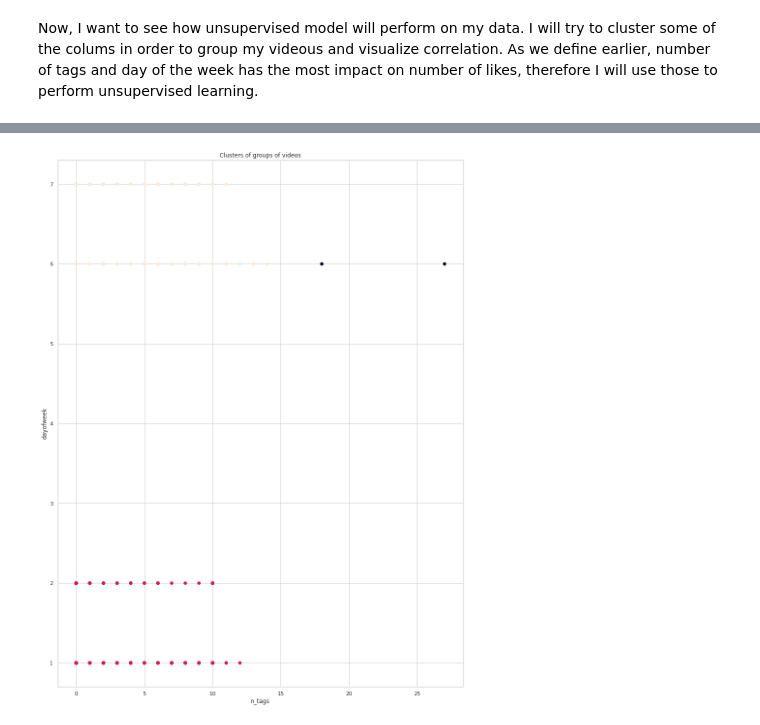
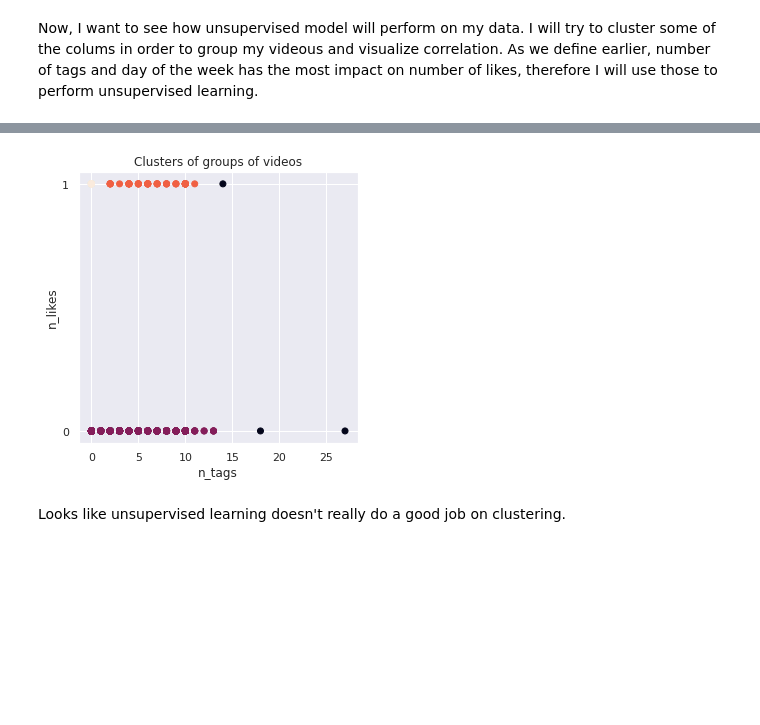
Before and after one commit to kay-kay-t/Number-of-Likes-Prediction-Project, a Jupyter notebook: Project2_Video_Content_Prediction.ipynb, the cells around one changed output, grey strips where cells are left out. Saved outputs shown, nothing was run; the diff lists cells and outputs as text; code cells hidden in the pictures; blank space fills up the shorter version.

```diff
--- a/Project2_Video_Content_Prediction.ipynb
+++ b/Project2_Video_Content_Prediction.ipynb
@@ -621,25 +621,32 @@ df.head()
 | 3 | 3004 | 1 | 1.77778 | 50 | 2 | 1 | 1 | 6 | 5 | 2 | ... |
 | 4 | 3005 | 1 | 1.33333 | 1543 | 2 | 0 | 0 | 6 | 2 | 2 | ... |
 # %%
-### STILL TO WORK ON
-
 # define the columns we want to work with
-x1 = df.loc[:, ['n_tags', 'dayofweek']].values
+x1 = df.loc[:, ['n_tags', 'n_likes']].values
 
 # scale the data
 scaler = StandardScaler()
 scaled_x1 = scaler.fit_transform(x1)
 
+
+
 # Instantiate KMeans
-dbs = DBSCAN(eps = 0.5, min_samples = 5).fit(scaled_x1)
-dbs.fit(scaled_x1)
+kmeans = KMeans(n_clusters = 5)
+kmeans.fit(scaled_x1)
 
 df['cluster1'] = dbs.labels_
 
 # Visualize the clusters
-plt.scatter(df['n_tags'], df['dayofweek'], c = df['cluster1'])
+sns.set(rc={'figure.figsize':(5,5)})
+plt.scatter(df['n_tags'], df['n_likes'], c = df['cluster1'])
+
 plt.xlabel('n_tags')
-plt.ylabel('dayofweek')
+plt.ylabel('n_likes')
+plt.yticks(np.arange(0, 1.1))
 plt.title('Clusters of groups of videos');
+
+plt.show()
 # %% [output]
-[figure, old version]
+[figure, new version]
+# %% [markdown]
+Looks like unsupervised learning doesn't really do a good job on clustering.
```
Also changed, not shown: parts of 6 cells of this notebook.
